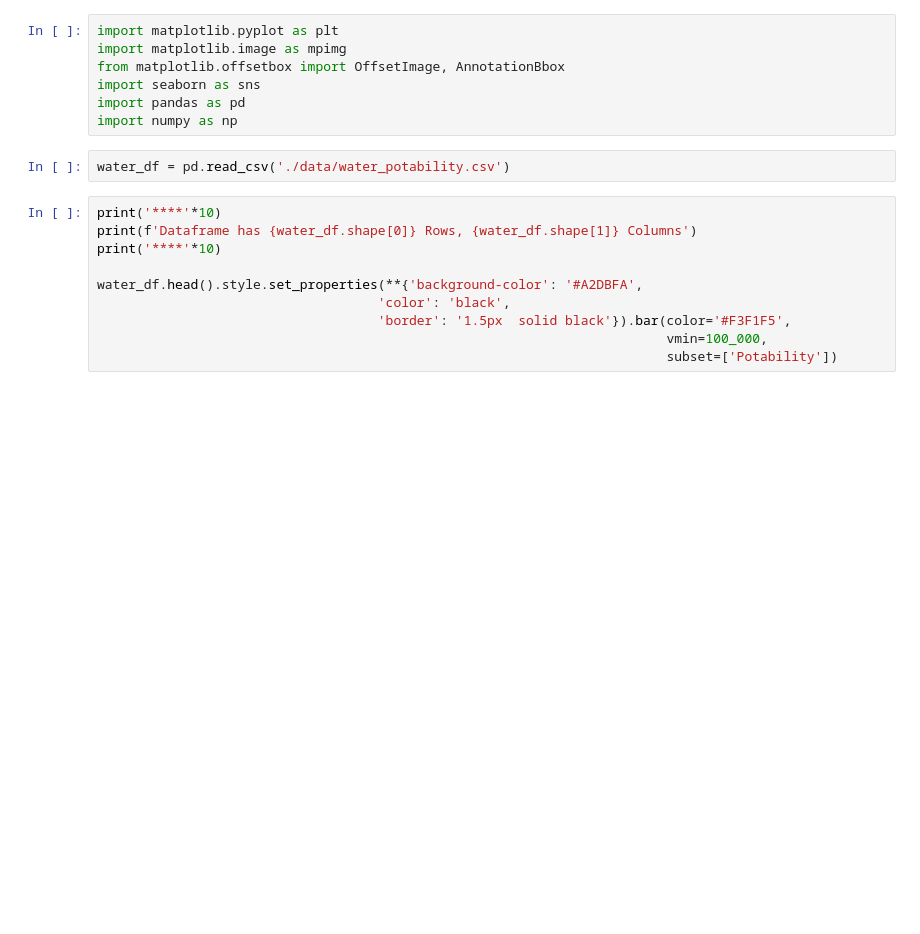
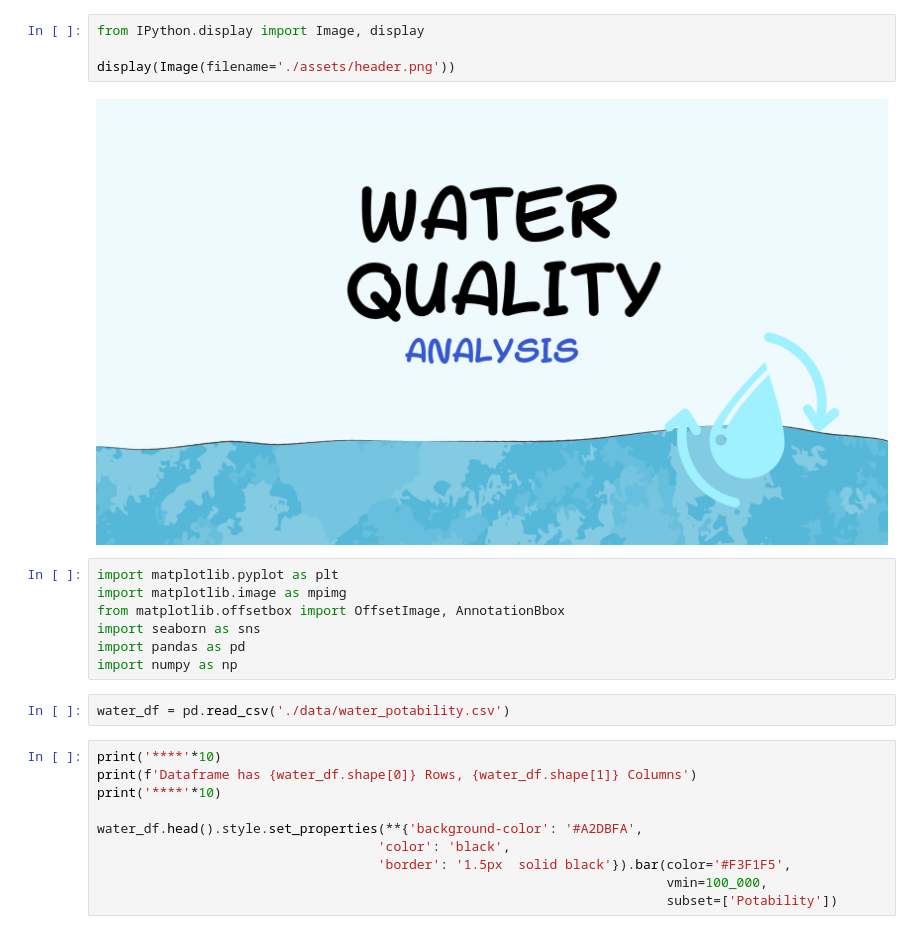
Before and after one commit to Hidayattt24/Kelompok_09_Tugas03_Classification, a Jupyter notebook: Kelompok9.ipynb, the cells around one changed output. Cells and saved outputs as stored; diff of their text form; blank space fills up the shorter version.

Commit message:
add : image for header and EDA

```diff
--- a/Kelompok9.ipynb
+++ b/Kelompok9.ipynb
@@ -1,3 +1,9 @@
+# %%
+from IPython.display import Image, display
+
+display(Image(filename='./assets/header.png'))
+# %% [output]
+[figure, added]
 # %%
 import matplotlib.pyplot as plt
 import matplotlib.image as mpimg
```
Also changed, not shown: parts of 3 cells of this notebook, 1 other file.
